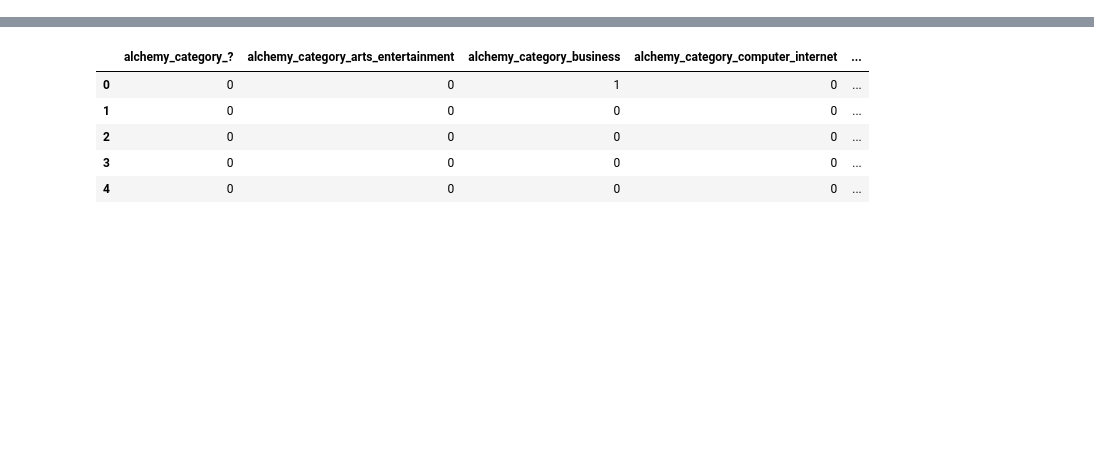
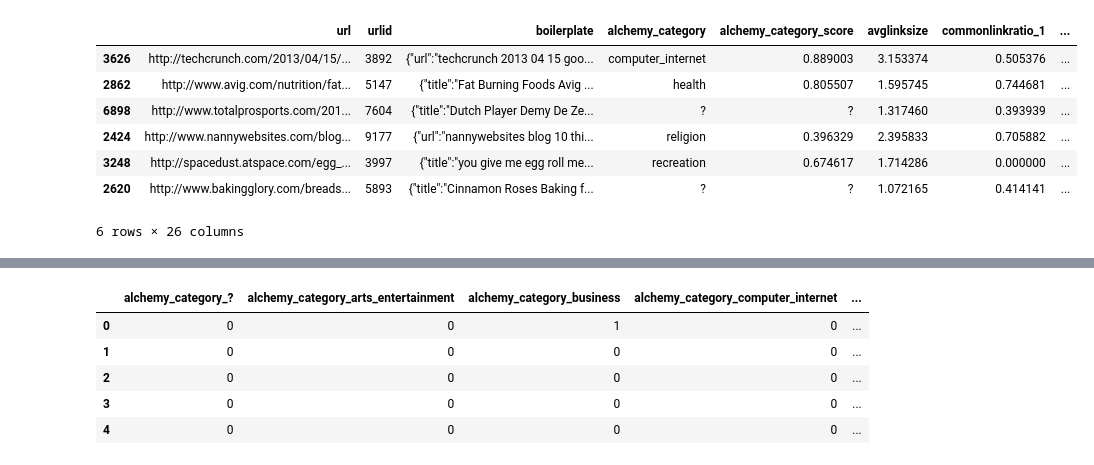
Before and after one commit to abdelilah900/StumbleUpon-Evergreen, a Jupyter notebook: StumbleUpon Evergreen Classification Challenge_Problem_On_Kaggle_.ipynb, the cells around one changed output, grey strips where cells are left out. Cells and saved outputs as stored; diff of their text form; code cells hidden in the pictures; blank space fills up the shorter version.

```diff
--- a/StumbleUpon Evergreen Classification Challenge_Problem_On_Kaggle_.ipynb
+++ b/StumbleUpon Evergreen Classification Challenge_Problem_On_Kaggle_.ipynb
@@ -66 +19,12 @@ df['is_news'] = df['is_news'].str.replace('?', '0').astype(int)
+# %%
+df.sample(6)
+# %% [output]
+|  | url | urlid | boilerplate | alchemy_category | alchemy_category_score | avglinksize | commonlinkratio_1 | ... |
+| 3626 | http://techcrunch.com/2013/04/15/... | 3892 | {"url":"techcrunch 2013 04 15 goo... | computer_internet | 0.889003 | 3.153374 | 0.505376 | ... |
+| 2862 | http://www.avig.com/nutrition/fat... | 5147 | {"title":"Fat Burning Foods Avig ... | health | 0.805507 | 1.595745 | 0.744681 | ... |
+| 6898 | http://www.totalprosports.com/201... | 7604 | {"title":"Dutch Player Demy De Ze... | ? | ? | 1.317460 | 0.393939 | ... |
+| 2424 | http://www.nannywebsites.com/blog... | 9177 | {"url":"nannywebsites blog 10 thi... | religion | 0.396329 | 2.395833 | 0.705882 | ... |
+| 3248 | http://spacedust.atspace.com/egg_... | 3997 | {"title":"you give me egg roll me... | recreation | 0.674617 | 1.714286 | 0.000000 | ... |
+| 2620 | http://www.bakingglory.com/breads... | 5893 | {"title":"Cinnamon Roses Baking f... | ? | ? | 1.072165 | 0.414141 | ... |
+6 rows × 26 columns
 # %%
```
Also changed, not shown: parts of 37 cells of this notebook, 1 other file.
